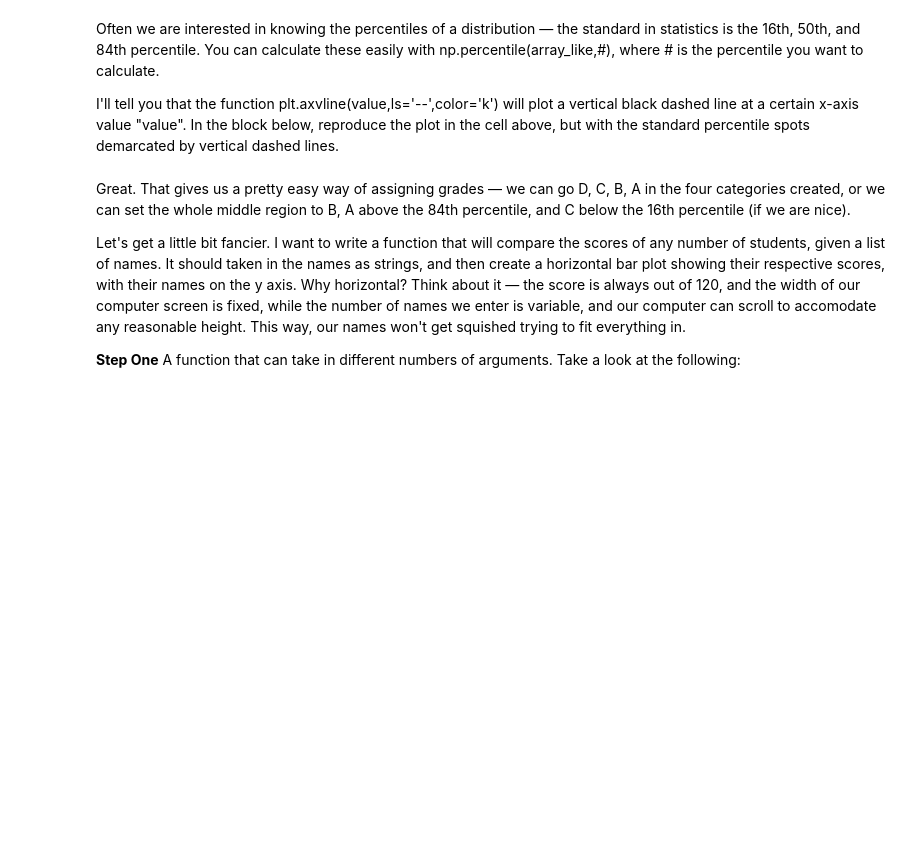
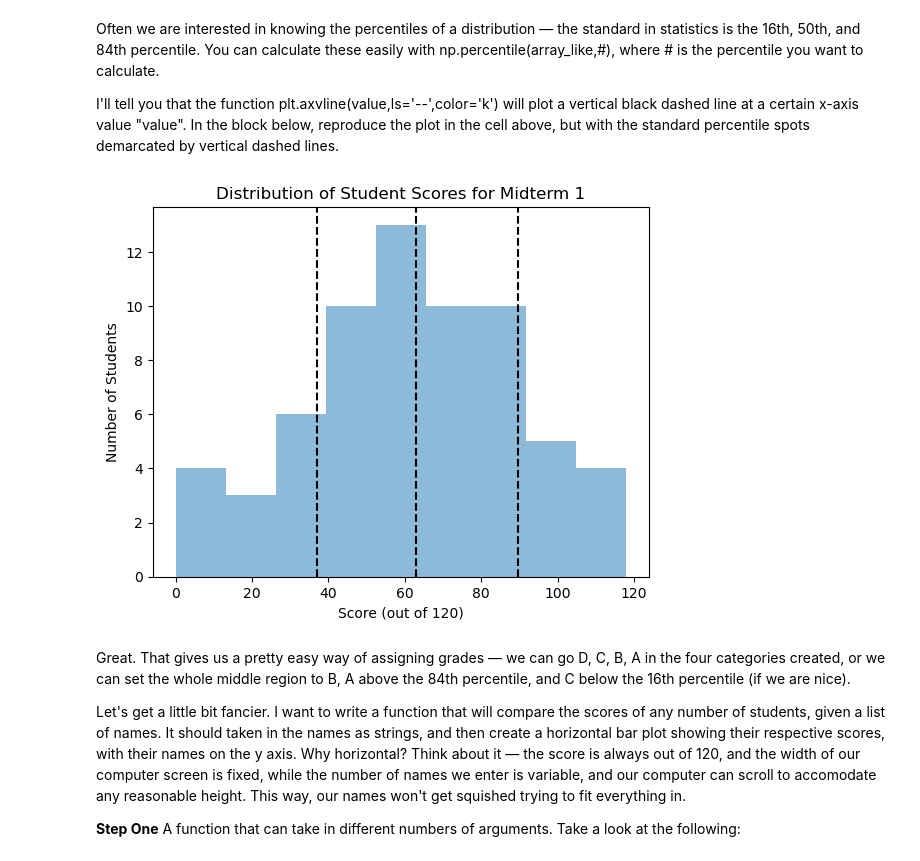
Before and after one commit to damianivn/Astronomy, a Jupyter notebook: Classwork/10-29/day1_tutorial_part2.ipynb, the cells around one changed output. Cells and saved outputs as stored; diff of their text form; code cells hidden in the pictures; blank space fills up the shorter version.

```diff
--- a/Classwork/10-29/day1_tutorial_part2.ipynb
+++ b/Classwork/10-29/day1_tutorial_part2.ipynb
@@ -385,3 +391,18 @@ I'll tell you that the function plt.axvline(value,ls='--',color='k') will plot a
+# %%
+#code here -- should reproduce the plot below when run.
+plt.hist(to_fill,bins=9,alpha=0.5)
+plt.xlabel('Score (out of 120)')
+plt.ylabel('Number of Students')
+plt.title('Distribution of Student Scores for Midterm 1')
+
+
+plt.axvline(np.percentile(to_fill,16),ls='--',color='k')
+plt.axvline(np.percentile(to_fill,50),ls='--',color='k')
+plt.axvline(np.percentile(to_fill,84),ls='--',color='k')
+
+plt.show()
+# %% [output]
+[figure, added]
 # %% [markdown]
 Great. That gives us a pretty easy way of assigning grades — we can go D, C, B, A in the four categories created, or we can set the whole middle region to B, A above the 84th percentile, and C below the 16th percentile (if we are nice).
 
```
Also changed, not shown: parts of 24 cells of this notebook.
